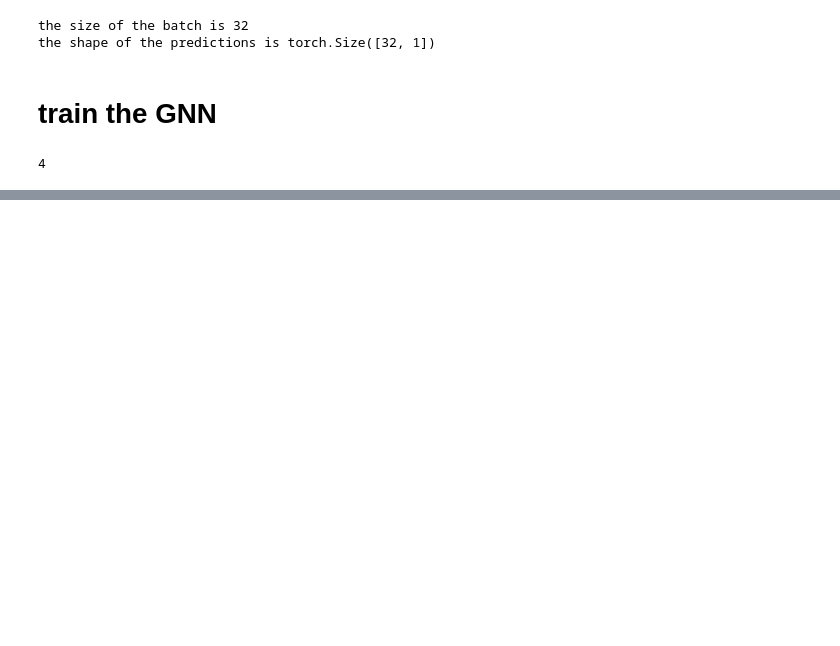
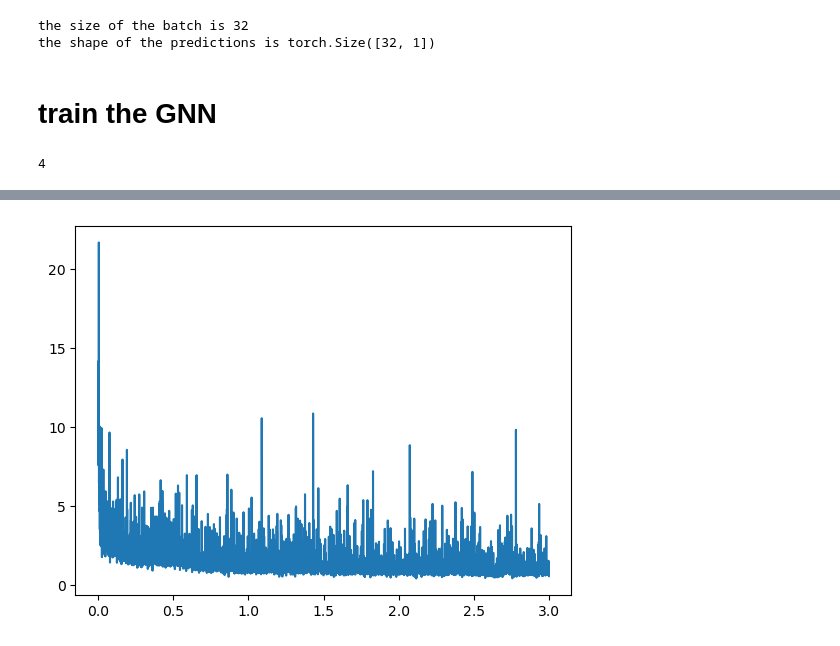
Before and after one commit to thomas-jac/dgl_recitation, a Jupyter notebook: qm9_regression.ipynb, the cells around one changed output, grey strips where cells are left out. Saved outputs shown, nothing was run; the diff lists cells and outputs as text; code cells hidden in the pictures; blank space fills up the shorter version.

Commit message:
plot performance

```diff
--- a/qm9_regression.ipynb
+++ b/qm9_regression.ipynb
@@ -231,12 +232,13 @@ batch = next(iter(dataloader))
 g, label = batch
 n_node_feats = 11
 n_edge_feats = 4
-n_hidden_feats = 32
+n_hidden_feats = 64
 model = MoleculeRegressor(n_node_feats=n_node_feats, n_edge_feats=n_edge_feats, hidden_node_feats=n_hidden_feats, n_convs=4)
 
 
 device = 'cuda:0'
 model = model.to(device)
+model.train()
 max_epochs = 3.0
 n_epochs_int = math.ceil(max_epochs)
 batch_size = 64
@@ -300,0 +313 @@ epoch 0.70, batch 1435, avg loss 1.950
+[figure, added]
```
Also changed, not shown: parts of 5 cells of this notebook.
